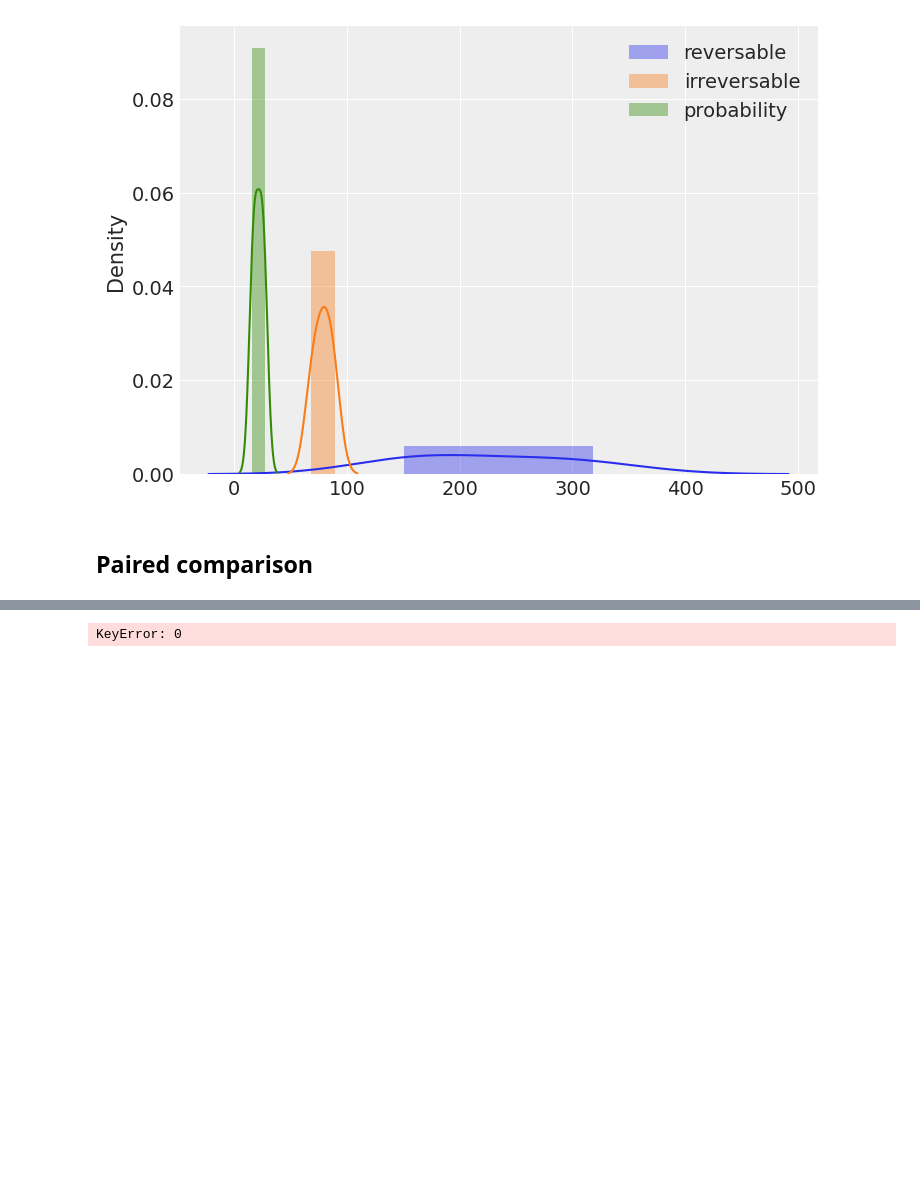
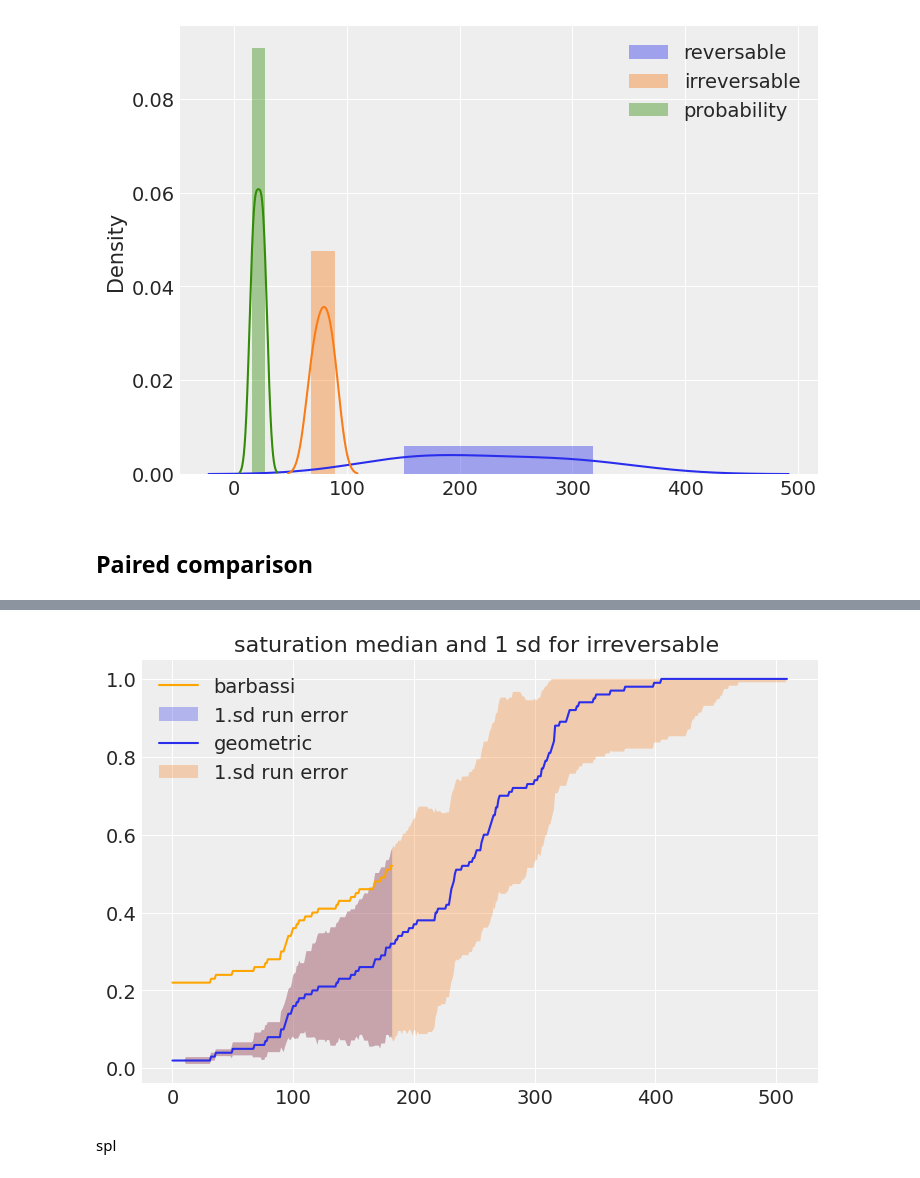
Before and after one commit to cm2435/graph_transmittion_research_project, a Jupyter notebook: experiments/variable_structure.ipynb, the cells around one changed output, grey strips where cells are left out. Cells and saved outputs as stored; diff of their text form; code cells hidden in the pictures; blank space fills up the shorter version.

```diff
--- a/experiments/variable_structure.ipynb
+++ b/experiments/variable_structure.ipynb
@@ -199,10 +199,6 @@ for key in simulation_run.keys():
 ###Barabassi
 barabasi_paired_dict = {"irreversable" : [], "reversable" : [], "probability" : []}
 for key in simulation_run_barassi.keys():
-    for _ in (simulation_run_barassi[key]['fraction_infected_list']):
-        print(_, "\n")
-
-    print(key, "\n\n\n\n")
     longest_run_length = max([len(x) for x in simulation_run_barassi[key]['fraction_infected_list']])
 
     for run in simulation_run[key]['fraction_infected_list']:
@@ -228,19 +210,16 @@ for key in simulation_run_barassi.keys():
 # %%
 #Can take key from either dict, they are same keys
-for key in barabasi_paired_dict:
+def make_plot(key : str):
     med_runs_barabassi = np.median(np.array(barabasi_paired_dict[key]), axis = 0)
     std_runs_barabassi =  np.std(np.array(barabasi_paired_dict[key]), axis = 0)
 
     med_runs_geometric = np.median(np.array(geometric_paired_dict[key]), axis = 0)
     std_runs_geometric = np.std(np.array(geometric_paired_dict[key]), axis = 0)
 
-    print("geometric", med_runs_geometric, "\n\n\n", "barbassi" , med_runs_barabassi)
-    plt.figure(figsize = (12,6))
-    plt.plot([x for x in range(len(med_runs_barabassi))], med_runs_barabassi, label = "barbassi")
+    plt.plot([x for x in range(len(med_runs_barabassi))], med_runs_barabassi + 0.2, label = "barbassi", color = "orange")
     plt.fill_between([x for x in range(len(med_runs_barabassi))], med_runs_barabassi-std_runs_barabassi, med_runs_barabassi+std_runs_barabassi, alpha = 0.3, label = "1.sd run error")
 
     plt.plot([x for x in range(len(med_runs_geometric))], med_runs_geometric, label = "geometric")
     plt.fill_between([x for x in range(len(med_runs_geometric))], med_runs_geometric-std_runs_geometric, [1 if x>1 else x for x in med_runs_geometric+std_runs_geometric], alpha = 0.3, label = "1.sd run error")
     plt.title("saturation median and 1 sd for irreversable ")
     plt.legend()
-    print("\n\n")
@@ -284,19 +225,0 @@ plt.legend()
-# %%
-#Pad result data for random geometric graph
-longest_list_len_geometric_irreversable = max([len(x) for x in simulation_run[0]['fraction_infected_list']])
-longest_list_len_geometric_reversable = max([len(x) for x in simulation_run[1]['fraction_infected_list']])
-longest_list_len_geometric_prob = max([len(x) for x in simulation_run[2]['fraction_infected_list']])
-
-padded_runs_geometric_irreversable = []
-for run in simulation_run[0]['fraction_infected_list']:
-    padded_runs_geometric_irreversable.append(list(pad(run, longest_list_len_geometric_irreversable, run[-1])))
-
-padded_runs_geometric_reversable = []
-for run in simulation_run[1]['fraction_infected_list']:
-    padded_runs_geometric_reversable.append(list(pad(run, longest_list_len_geometric_reversable, run[-1])))
-
-padded_runs_geometric_prob = []
-for run in fraction_infected_prob_geometric:
-    padded_runs_geometric_prob.append(list(pad(run, longest_list_len_geometric_prob, run[-1])))
-# %% [output]
-KeyError: 0
@@ -366,0 +226,6 @@ plt.legend()
+# %%
+make_plot("irreversable")
+# %% [output]
+[figure, added]
+# %% [markdown]
+spl
```
Also changed, not shown: parts of 13 cells of this notebook.
